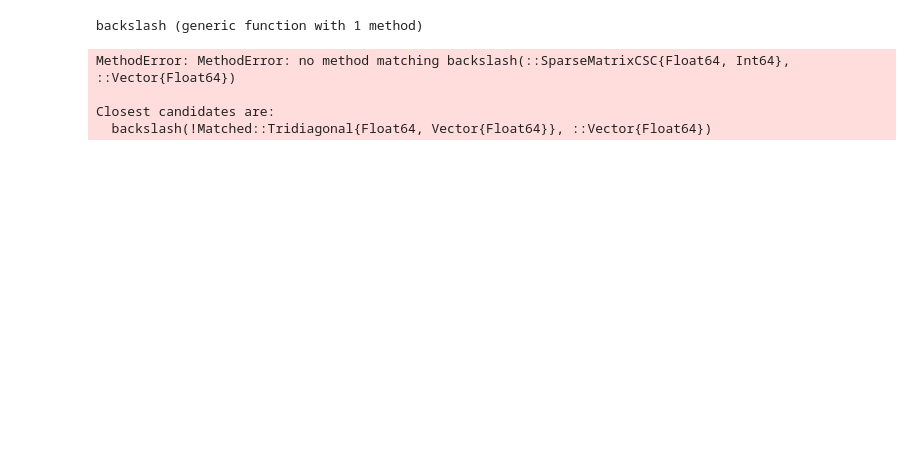
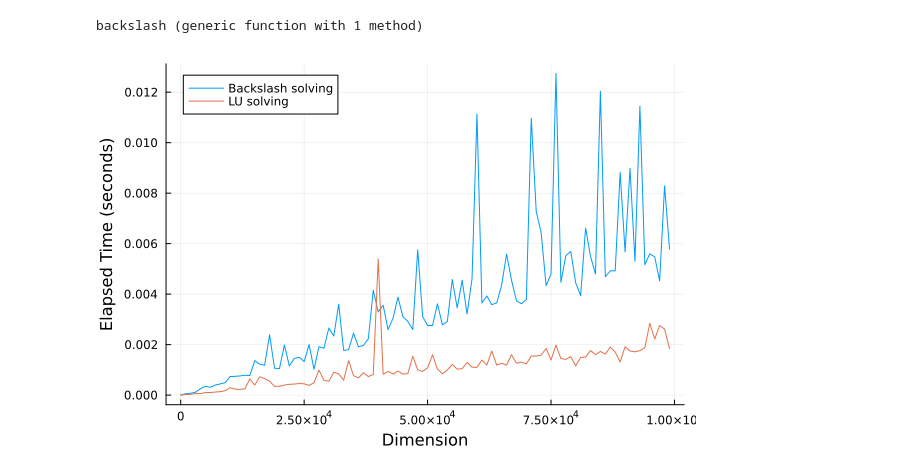
Before and after one commit to Dr4k3z/Athens-FEM, a Jupyter notebook: code_to_save_elapsed_time_and_plot-LU.ipynb, the cells around one changed output. Drawn from its saved outputs; the diff is of its cells as text; code cells hidden in the pictures; blank space fills up the shorter version.

```diff
--- a/code_to_save_elapsed_time_and_plot-LU.ipynb
+++ b/code_to_save_elapsed_time_and_plot-LU.ipynb
@@ -10,7 +10,7 @@ function LU_pre(m::Tridiagonal{Float64, Vector{Float64}})
 end
 
 function LU_calc(lu::LU{Float64, Tridiagonal{Float64, Vector{Float64}}, Vector{Int64}}, f::Vector{Float64})
-    return lu\F
+    return lu\f
 end
 
 function backslash(m::Tridiagonal{Float64, Vector{Float64}}, f::Vector{Float64})
@@ -19,57 +19,46 @@ end
 # %% [output]
 backslash (generic function with 1 method)
 # %%
+function solve_and_write_time(n)
+    vector = rand(n);
 
+    #generating the low, high and main diagonal of a tridiagonal matrix
+    hd = rand(n-1);
+    ld = rand(n-1);
+    d = rand(n)
 
-function solve_and_write_time(n)
-    # Generate a random square matrix of size n
-    matrix = sprand(n, n, 1.)
-
-    # Generate a random vector of size n
-    vector = randn(n)
-
-    F = rand(n);
-
-#generating the low, high and main diagonal of a tridiagonal matrix
-hd = rand(n-1);
-ld = rand(n-1);
-d = rand(n)
-
-A = Tridiagonal(ld,d,hd)
+    matrix = Tridiagonal(ld,d,hd)
     ret = zeros(2)
 
     # Measure the time to solve the linear system
     elapsed_time_backslash = @elapsed begin
         x = backslash( matrix , vector)
     end
     ret[1] = elapsed_time_backslash
 
     luMat = LU_pre(matrix)
     elapsed_time_LU = @elapsed begin
         x = LU_calc(luMat, vector)
     end
     ret[2] = elapsed_time_LU
 
     return ret
 end
 
 # Set the dimensions for the loop (e.g., from 1 to 1000 with a step of 2)
-dimensions = 1:2:1000
+dimensions = 1:1000:100000
 times_backslash = []
 times_LU = []
 
 # Solve linear systems and collect elapsed times
 for n in dimensions
     time = solve_and_write_time(n)
     push!(times_backslash, time[1])
     push!(times_LU, time[2])
 end
 
 # Plot the graph
 plot(dimensions, times_backslash, xlabel="Dimension", ylabel="Elapsed Time (seconds)", label="Backslash solving", legend=:topleft)
 plot!(dimensions, times_LU, label="LU solving")
 # %% [output]
-MethodError: MethodError: no method matching backslash(::SparseMatrixCSC{Float64, Int64}, ::Vector{Float64})
-
-Closest candidates are:
-  backslash(!Matched::Tridiagonal{Float64, Vector{Float64}}, ::Vector{Float64})
+[figure, added]
```
